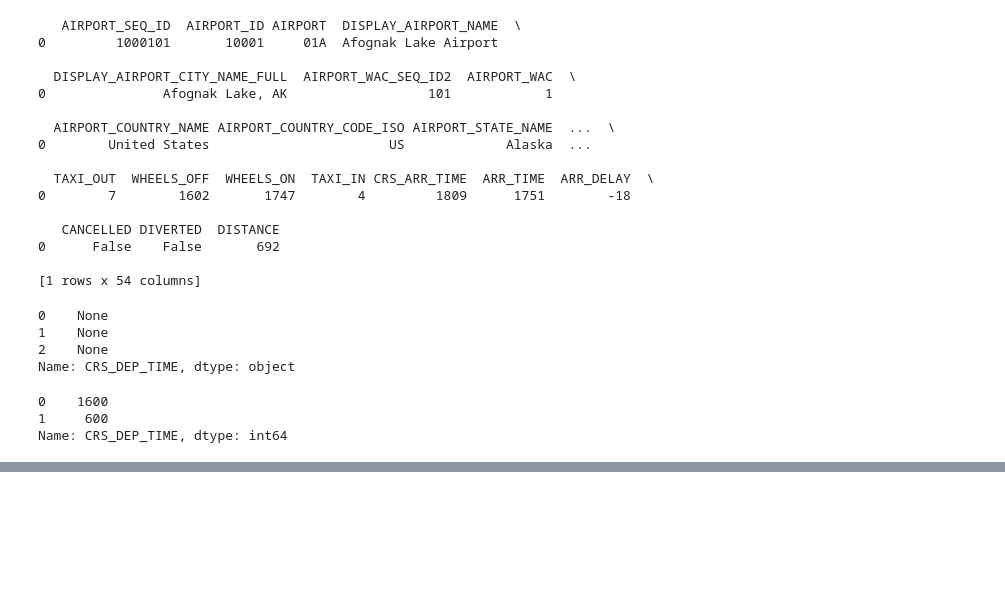
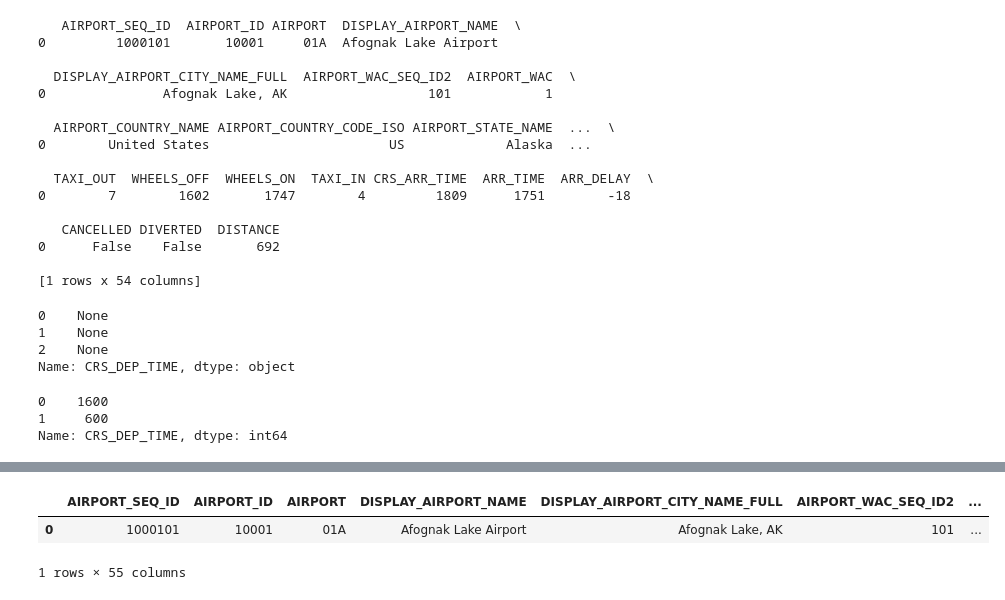
Before and after one commit to prakharsrivastava/powerbi, a Jupyter notebook: Data_Science_on_Google_Cloud_Platform_5.ipynb, the cells around one changed output, grey strips where cells are left out. Drawn from its saved outputs; the diff is of its cells as text; code cells hidden in the pictures; blank space fills up the shorter version.

```diff
--- a/Data_Science_on_Google_Cloud_Platform_5.ipynb
+++ b/Data_Science_on_Google_Cloud_Platform_5.ipynb
@@ -322,5 +323,5 @@ KeyError: ignored
 # %%
 
-joindf["CRS_DEP_TIME"]=joindf.apply(lambda x: as_utc(joindf['FL_DATE'][0],joindf['CRS_DEP_TIME'][0],joindf[ "TIMEZONE"][0]),axis=1)
+joindf["CRS_DEP_TIME"]=joindf.apply(lambda x: as_utc(joindf['FL_DATE'][0],str(joindf['CRS_DEP_TIME_y'][0]),joindf[ "TIMEZONE"][0]),axis=1)
 # %% [output]
 2015-04-28
@@ -336,0 +335,6 @@ df['FL_DATE'].fillna(1, inplace=True)
+# %%
+joindf['DEP_TIME']=joindf.apply(lambda x: as_utc(joindf['FL_DATE'][0],str(joindf['CRS_DEP_TIME_y'][0]),joindf[ "TIMEZONE"][0]),axis=1)
+joindf['CRS_ARR_TIME']=joindf.apply(lambda x: as_utc(joindf['FL_DATE'][0],str(joindf['CRS_ARR_TIME'][0]),joindf[ "TIMEZONE"][0]),axis=1)
+joindf['ARR_TIME']=joindf.apply(lambda x: as_utc(joindf['FL_DATE'][0],str(joindf['ARR_TIME'][0]),joindf[ "TIMEZONE"][0]),axis=1)
+joindf['WHEELS_OFF']=joindf.apply(lambda x: as_utc(joindf['FL_DATE'][0],str(joindf['WHEELS_OFF'][0]),joindf[ "TIMEZONE"][0]),axis=1)
+joindf['WHEELS_ON']=joindf.apply(lambda x: as_utc(joindf['FL_DATE'][0],str(joindf['WHEELS_ON'][0]),joindf[ "TIMEZONE"][0]),axis=1)
@@ -336,0 +357,6 @@ df['FL_DATE'].fillna(1, inplace=True)
+# %%
+joindf
+# %% [output]
+|  | AIRPORT_SEQ_ID | AIRPORT_ID | AIRPORT | DISPLAY_AIRPORT_NAME | DISPLAY_AIRPORT_CITY_NAME_FULL | AIRPORT_WAC_SEQ_ID2 | ... |
+| 0 | 1000101 | 10001 | 01A | Afognak Lake Airport | Afognak Lake, AK | 101 | ... |
+1 rows × 55 columns
```
Also changed, not shown: parts of 6 cells of this notebook.
